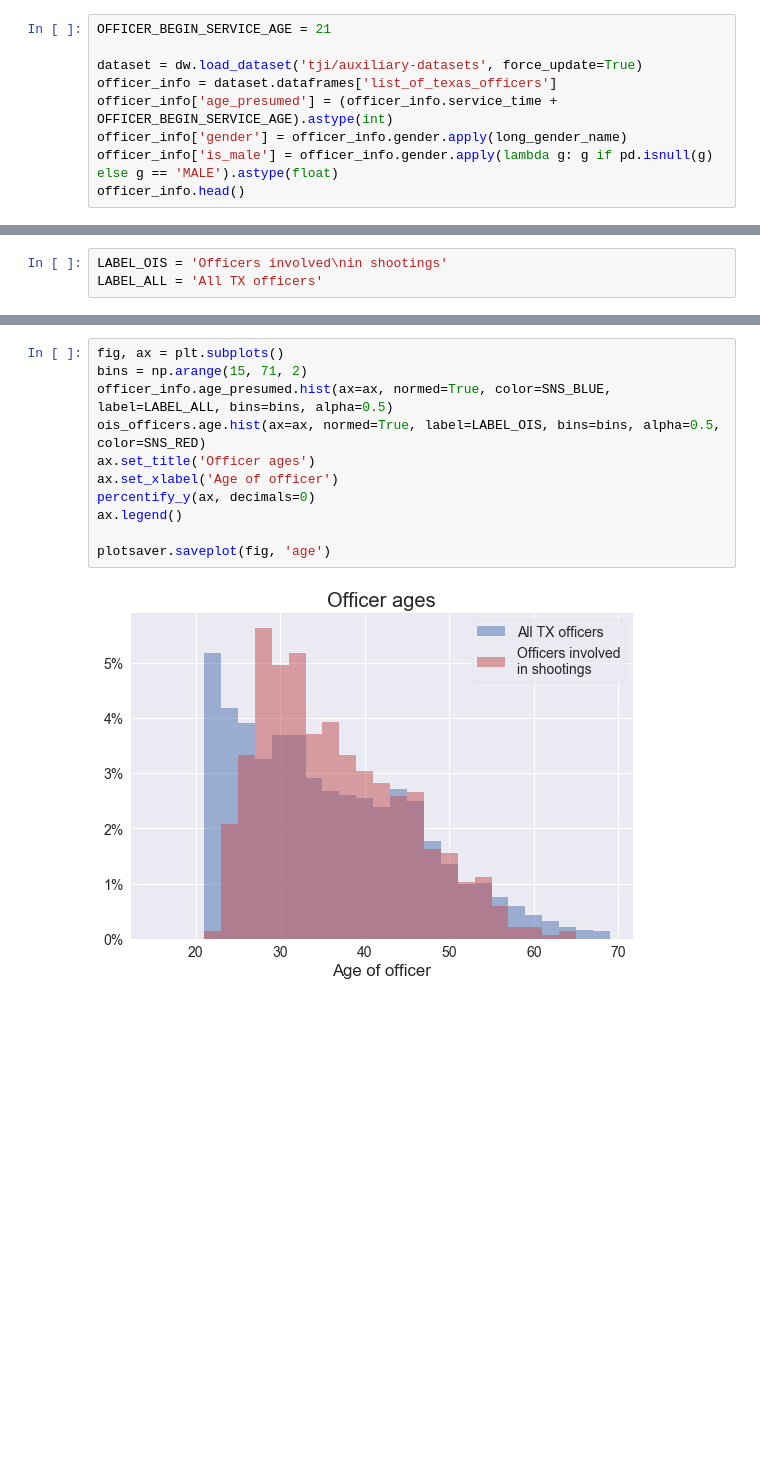
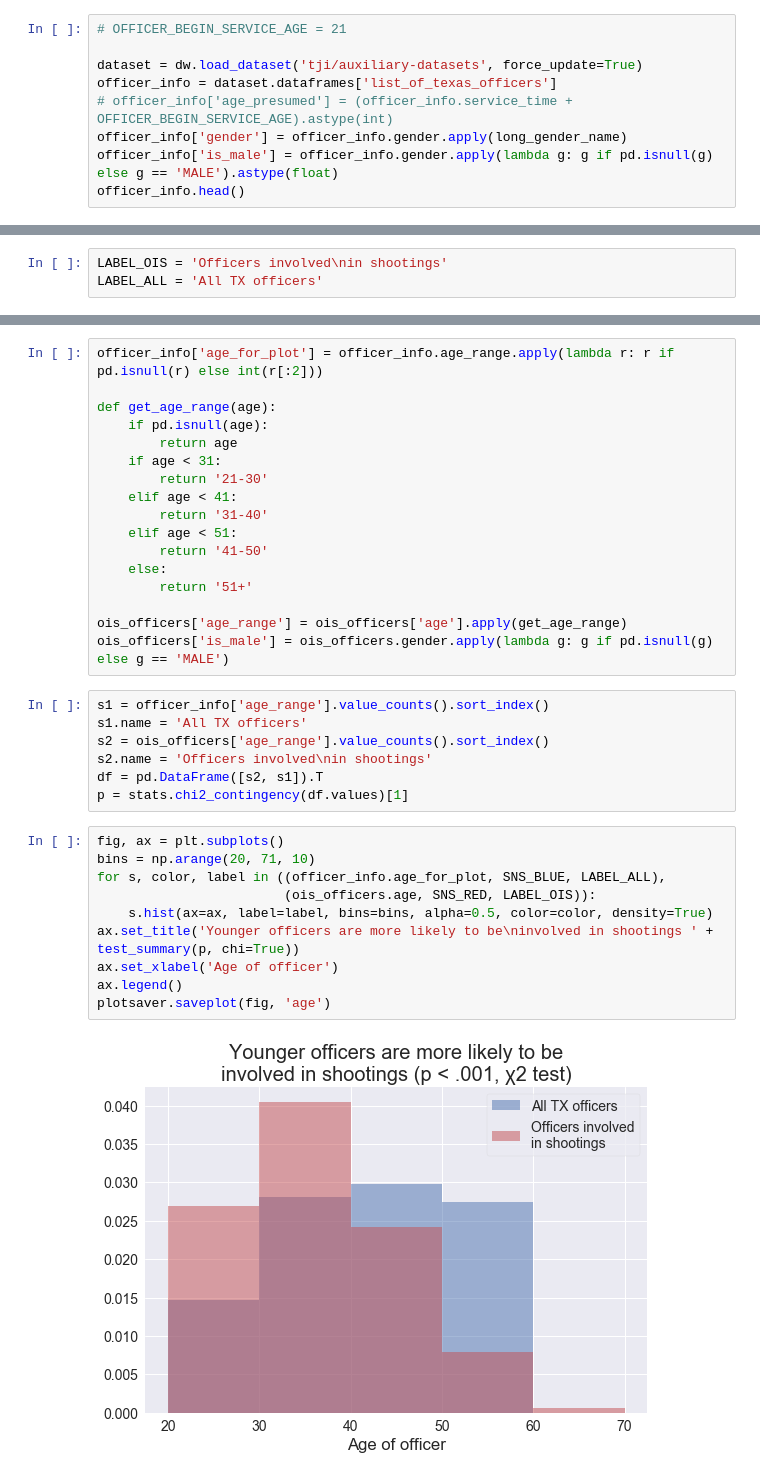
Before and after one commit to texas-justice-initiative/analysis, a Jupyter notebook: analyses/ois_which_officers.ipynb, the cells around one changed output, grey strips where cells are left out. Saved outputs shown, nothing was run; the diff lists cells and outputs as text; blank space fills up the shorter version.

```diff
--- a/analyses/ois_which_officers.ipynb
+++ b/analyses/ois_which_officers.ipynb
@@ -120,9 +132,9 @@ ois_officers.head()
 # %%
-OFFICER_BEGIN_SERVICE_AGE = 21
+# OFFICER_BEGIN_SERVICE_AGE = 21
 
 dataset = dw.load_dataset('tji/auxiliary-datasets', force_update=True)
 officer_info = dataset.dataframes['list_of_texas_officers']
-officer_info['age_presumed'] = (officer_info.service_time + OFFICER_BEGIN_SERVICE_AGE).astype(int)
+# officer_info['age_presumed'] = (officer_info.service_time + OFFICER_BEGIN_SERVICE_AGE).astype(int)
 officer_info['gender'] = officer_info.gender.apply(long_gender_name)
 officer_info['is_male'] = officer_info.gender.apply(lambda g: g if pd.isnull(g) else g == 'MALE').astype(float)
 officer_info.head()
@@ -143,14 +155,37 @@ LABEL_ALL = 'All TX officers'
+# %%
+officer_info['age_for_plot'] = officer_info.age_range.apply(lambda r: r if pd.isnull(r) else int(r[:2]))
+
+def get_age_range(age):
+    if pd.isnull(age):
+        return age
+    if age < 31:
+        return '21-30'
+    elif age < 41:
+        return '31-40'
+    elif age < 51:
+        return '41-50'
+    else:
+        return '51+'
+
+ois_officers['age_range'] = ois_officers['age'].apply(get_age_range)
+ois_officers['is_male'] = ois_officers.gender.apply(lambda g: g if pd.isnull(g) else g == 'MALE')
+# %%
+s1 = officer_info['age_range'].value_counts().sort_index()
+s1.name = 'All TX officers'
+s2 = ois_officers['age_range'].value_counts().sort_index()
+s2.name = 'Officers involved\nin shootings'
+df = pd.DataFrame([s2, s1]).T
+p = stats.chi2_contingency(df.values)[1]
 # %%
 fig, ax = plt.subplots()
-bins = np.arange(15, 71, 2)
-officer_info.age_presumed.hist(ax=ax, normed=True, color=SNS_BLUE, label=LABEL_ALL, bins=bins, alpha=0.5)
-ois_officers.age.hist(ax=ax, normed=True, label=LABEL_OIS, bins=bins, alpha=0.5, color=SNS_RED)
-ax.set_title('Officer ages')
+bins = np.arange(20, 71, 10)
+for s, color, label in ((officer_info.age_for_plot, SNS_BLUE, LABEL_ALL),
+                        (ois_officers.age, SNS_RED, LABEL_OIS)):
+    s.hist(ax=ax, label=label, bins=bins, alpha=0.5, color=color, density=True)
+ax.set_title('Younger officers are more likely to be\ninvolved in shootings ' + test_summary(p, chi=True))
 ax.set_xlabel('Age of officer')
-percentify_y(ax, decimals=0)
 ax.legend()
-
 plotsaver.saveplot(fig, 'age')
 # %% [output]
-[figure, old version]
+[figure, new version]
 # %% [markdown]
```
Also changed, not shown: parts of 11 cells of this notebook, 35 other files.
